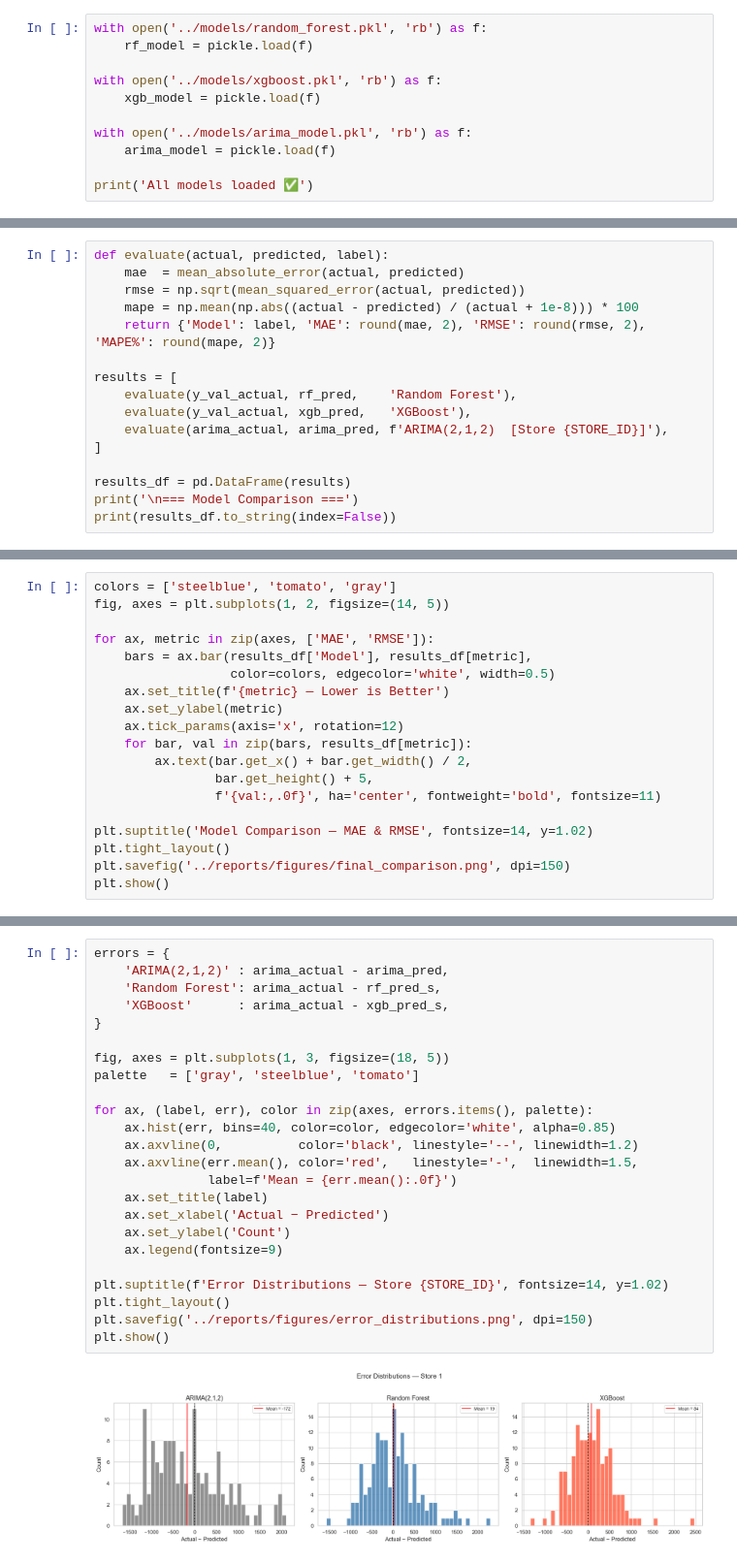
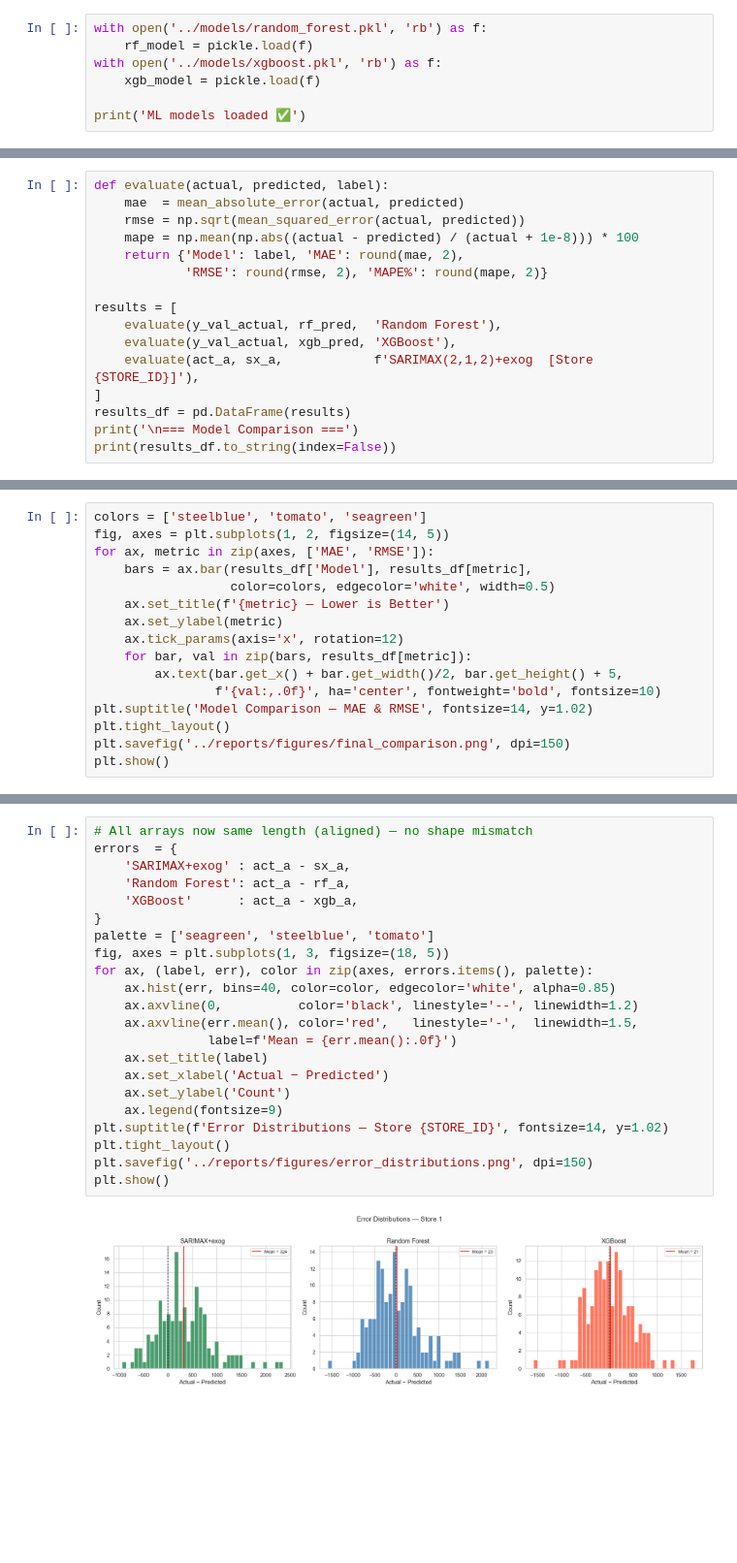
Before and after one commit to Codex610/sales-forecasting-time-series, a Jupyter notebook: notebooks/05_model_comparison.ipynb, the cells around one changed output, grey strips where cells are left out. Shown at 97% size. Cells and saved outputs as stored; diff of their text form; blank space fills up the shorter version.

```diff
--- a/notebooks/05_model_comparison.ipynb
+++ b/notebooks/05_model_comparison.ipynb
@@ -49,12 +55,8 @@ Features    : 94
 # %%
 with open('../models/random_forest.pkl', 'rb') as f:
     rf_model = pickle.load(f)
-
 with open('../models/xgboost.pkl', 'rb') as f:
     xgb_model = pickle.load(f)
 
-with open('../models/arima_model.pkl', 'rb') as f:
-    arima_model = pickle.load(f)
-
-print('All models loaded ✅')
+print('ML models loaded ✅')
 # %% [output]
@@ -82,14 +145,14 @@ def evaluate(actual, predicted, label):
     mae  = mean_absolute_error(actual, predicted)
     rmse = np.sqrt(mean_squared_error(actual, predicted))
     mape = np.mean(np.abs((actual - predicted) / (actual + 1e-8))) * 100
-    return {'Model': label, 'MAE': round(mae, 2), 'RMSE': round(rmse, 2), 'MAPE%': round(mape, 2)}
+    return {'Model': label, 'MAE': round(mae, 2),
+            'RMSE': round(rmse, 2), 'MAPE%': round(mape, 2)}
 
 results = [
-    evaluate(y_val_actual, rf_pred,    'Random Forest'),
-    evaluate(y_val_actual, xgb_pred,   'XGBoost'),
-    evaluate(arima_actual, arima_pred, f'ARIMA(2,1,2)  [Store {STORE_ID}]'),
+    evaluate(y_val_actual, rf_pred,  'Random Forest'),
+    evaluate(y_val_actual, xgb_pred, 'XGBoost'),
+    evaluate(act_a, sx_a,            f'SARIMAX(2,1,2)+exog  [Store {STORE_ID}]'),
 ]
-
 results_df = pd.DataFrame(results)
 print('\n=== Model Comparison ===')
 print(results_df.to_string(index=False))
@@ -104,7 +167,6 @@ ARIMA(2,1,2)  [Store 1] 720.30  868.89  16.82
 # %%
-colors = ['steelblue', 'tomato', 'gray']
+colors = ['steelblue', 'tomato', 'seagreen']
 fig, axes = plt.subplots(1, 2, figsize=(14, 5))
-
 for ax, metric in zip(axes, ['MAE', 'RMSE']):
     bars = ax.bar(results_df['Model'], results_df[metric],
                   color=colors, edgecolor='white', width=0.5)
@@ -112,10 +174,8 @@ for ax, metric in zip(axes, ['MAE', 'RMSE']):
     ax.set_ylabel(metric)
     ax.tick_params(axis='x', rotation=12)
     for bar, val in zip(bars, results_df[metric]):
-        ax.text(bar.get_x() + bar.get_width() / 2,
-                bar.get_height() + 5,
-                f'{val:,.0f}', ha='center', fontweight='bold', fontsize=11)
-
+        ax.text(bar.get_x() + bar.get_width()/2, bar.get_height() + 5,
+                f'{val:,.0f}', ha='center', fontweight='bold', fontsize=10)
 plt.suptitle('Model Comparison — MAE & RMSE', fontsize=14, y=1.02)
 plt.tight_layout()
 plt.savefig('../reports/figures/final_comparison.png', dpi=150)
@@ -150,27 +208,25 @@ plt.show()
 # %%
-errors = {
-    'ARIMA(2,1,2)' : arima_actual - arima_pred,
-    'Random Forest': arima_actual - rf_pred_s,
-    'XGBoost'      : arima_actual - xgb_pred_s,
+# All arrays now same length (aligned) — no shape mismatch
+errors  = {
+    'SARIMAX+exog' : act_a - sx_a,
+    'Random Forest': act_a - rf_a,
+    'XGBoost'      : act_a - xgb_a,
 }
-
+palette = ['seagreen', 'steelblue', 'tomato']
 fig, axes = plt.subplots(1, 3, figsize=(18, 5))
-palette   = ['gray', 'steelblue', 'tomato']
-
 for ax, (label, err), color in zip(axes, errors.items(), palette):
     ax.hist(err, bins=40, color=color, edgecolor='white', alpha=0.85)
     ax.axvline(0,          color='black', linestyle='--', linewidth=1.2)
     ax.axvline(err.mean(), color='red',   linestyle='-',  linewidth=1.5,
                label=f'Mean = {err.mean():.0f}')
     ax.set_title(label)
     ax.set_xlabel('Actual − Predicted')
     ax.set_ylabel('Count')
     ax.legend(fontsize=9)
-
 plt.suptitle(f'Error Distributions — Store {STORE_ID}', fontsize=14, y=1.02)
 plt.tight_layout()
 plt.savefig('../reports/figures/error_distributions.png', dpi=150)
 plt.show()
 # %% [output]
-[figure, old version]
+[figure, new version]
 # %% [markdown]
```
Also changed, not shown: parts of 27 cells of this notebook, 28 other files.
